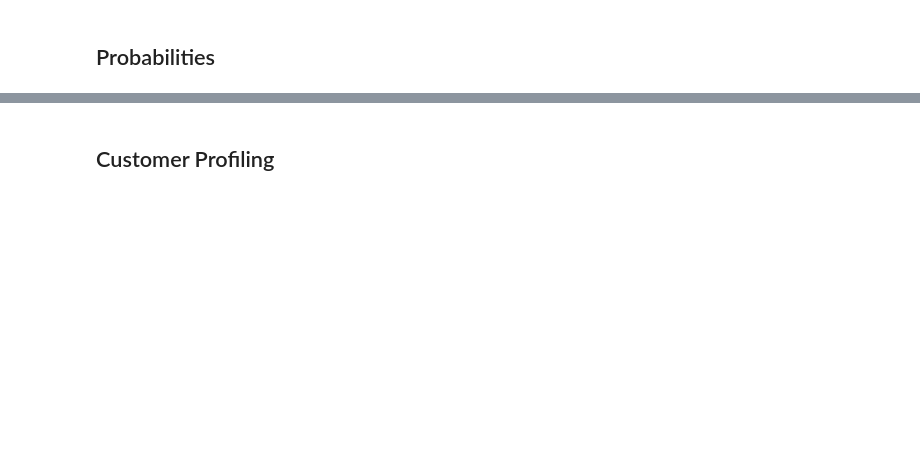
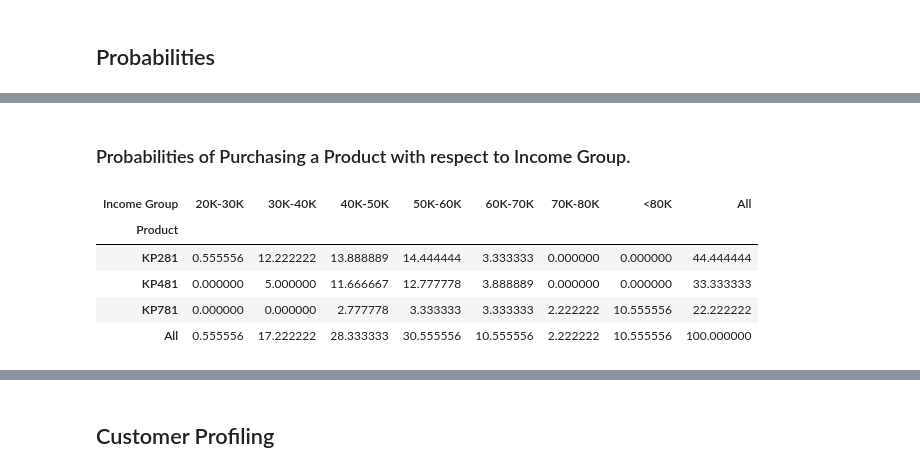
Before and after one commit to 2k4sm/aerofitAnalysis, a Jupyter notebook: aerofit_analysis.ipynb, the cells around one changed output, grey strips where cells are left out. Saved outputs shown, nothing was run; the diff lists cells and outputs as text; code cells hidden in the pictures; blank space fills up the shorter version.

Commit message:
finds conditional probabilities.

```diff
--- a/aerofit_analysis.ipynb
+++ b/aerofit_analysis.ipynb
@@ -653,0 +685,4 @@ sns.pairplot(df,hue="Product",palette="husl")
+# %%
+df_copy["Education Group"] = pd.cut(df_copy["Education"],bins=[12,14,16,18,20,22],labels=["12-14","14-16","16-18","18-20","20-22"])
+
+pd.crosstab(index=df_copy["Product"],columns=df["Education Group"],margins=True,normalize=True)*100
@@ -653,0 +743,11 @@ sns.pairplot(df,hue="Product",palette="husl")
+# %% [markdown]
+### Probabilities of Purchasing a Product with respect to Income Group.
+# %%
+pd.crosstab(index=df_copy["Product"],columns=df["Income Group"],margins=True,normalize=True)*100
+# %% [output]
+| Income Group | 20K-30K | 30K-40K | 40K-50K | 50K-60K | 60K-70K | 70K-80K | <80K | All |
+| Product |  |  |  |  |  |  |  |  |
+| KP281 | 0.555556 | 12.222222 | 13.888889 | 14.444444 | 3.333333 | 0.000000 | 0.000000 | 44.444444 |
+| KP481 | 0.000000 | 5.000000 | 11.666667 | 12.777778 | 3.888889 | 0.000000 | 0.000000 | 33.333333 |
+| KP781 | 0.000000 | 0.000000 | 2.777778 | 3.333333 | 3.333333 | 2.222222 | 10.555556 | 22.222222 |
+| All | 0.555556 | 17.222222 | 28.333333 | 30.555556 | 10.555556 | 2.222222 | 10.555556 | 100.000000 |
```
Also changed, not shown: parts of 23 cells of this notebook.
